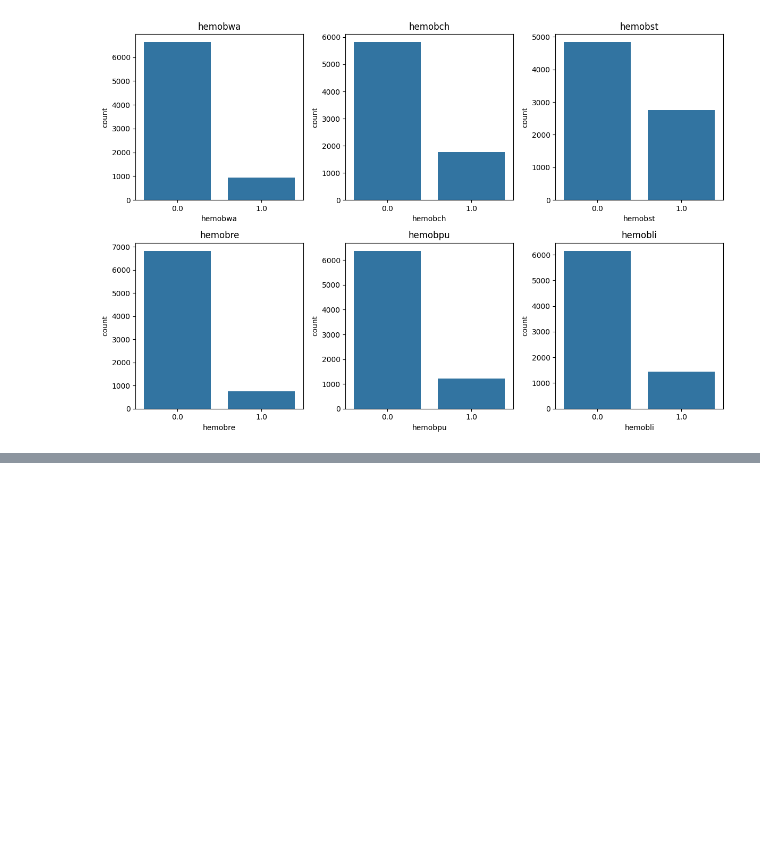
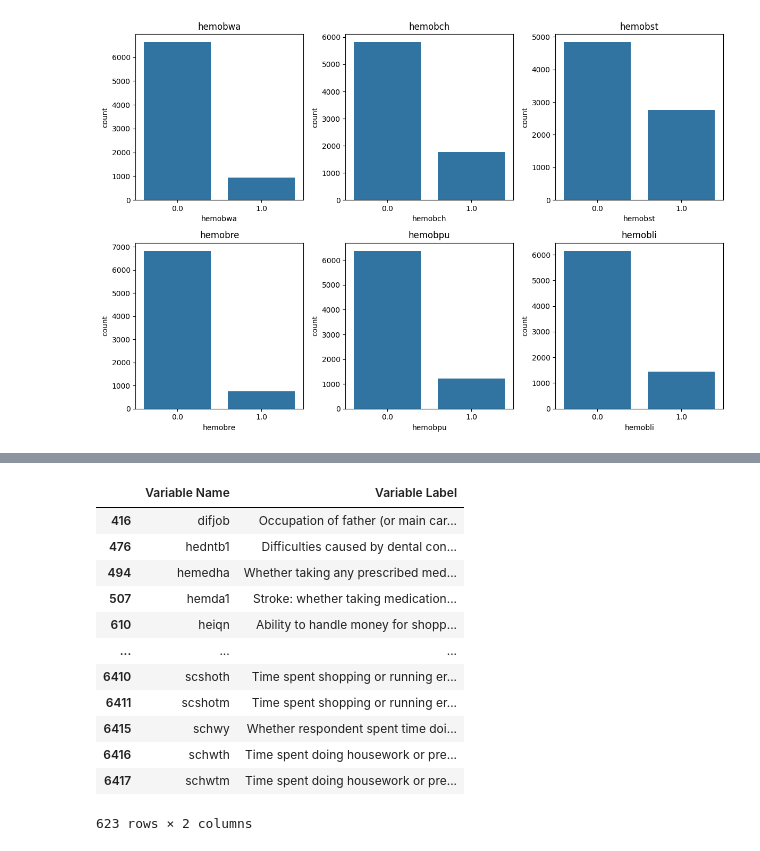
Before and after one commit to kimmypeever/leeds_capstone, a Jupyter notebook: src/eda.ipynb, the cells around one changed output, grey strips where cells are left out. Saved outputs shown, nothing was run; the diff lists cells and outputs as text; code cells hidden in the pictures; blank space fills up the shorter version.

```diff
--- a/src/eda.ipynb
+++ b/src/eda.ipynb
@@ -271,0 +270,14 @@ print("Test R²:", tree_model.score(X_test, y_test))
+# %%
+# Load data and relabel column names.
+dict_path = "../data/5050_wave_10_elsa_data_v4_ukds_data_dictionary.xlsx"
+df = pd.read_excel(dict_path, sheet_name="Variable")
+
+# Standardize column names
+df.columns = [c.strip() for c in df.columns]
+name_col = "Variable Name"
+label_col = "Variable Label"
+
+df["label_lower"] = df[label_col].astype(str).str.lower()
+df["name_lower"]  = df[name_col].astype(str).str.lower()
+
+df[[name_col, label_col]].head()
@@ -271,0 +291,33 @@ print("Test R²:", tree_model.score(X_test, y_test))
+# %%
+import re
+# searching for target variable "help recieved"
+outcome_include = [
+    "help received", "received help", "informal help", "formal help",
+    "care", "carer", "caregiver",
+    "adl", "iadl", "washing", "dressing", "eating",
+    "shopping", "housework", "medication", "managing money",
+    "walk across a room", "walking 100 yards"
+]
+
+outcome_exclude = [
+    "child grid", "sex of helper", "age of child", "person number of helper",
+    "how does respondent pay", "amount", "payment", "local authority", "la ",
+    "warden", "sheltered"
+]
+
+outcome_candidates = find_vars(df, outcome_include, outcome_exclude)
+outcome_candidates
+# %% [output]
+|  | Variable Name | Variable Label |
+| 416 | difjob | Occupation of father (or main car... |
+| 476 | hedntb1 | Difficulties caused by dental con... |
+| 494 | hemedha | Whether taking any prescribed med... |
+| 507 | hemda1 | Stroke: whether taking medication... |
+| 610 | heiqn | Ability to handle money for shopp... |
+| ... | ... | ... |
+| 6410 | scshoth | Time spent shopping or running er... |
+| 6411 | scshotm | Time spent shopping or running er... |
+| 6415 | schwy | Whether respondent spent time doi... |
+| 6416 | schwth | Time spent doing housework or pre... |
+| 6417 | schwtm | Time spent doing housework or pre... |
+623 rows × 2 columns
```
Also changed, not shown: parts of 23 cells of this notebook, 1 other file.
